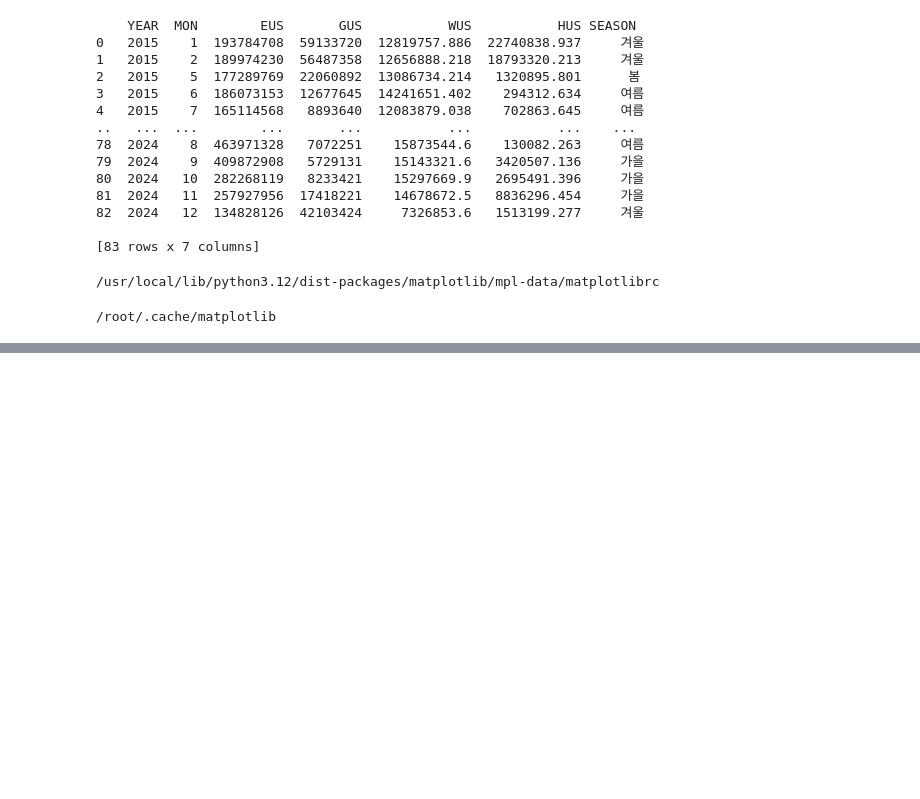
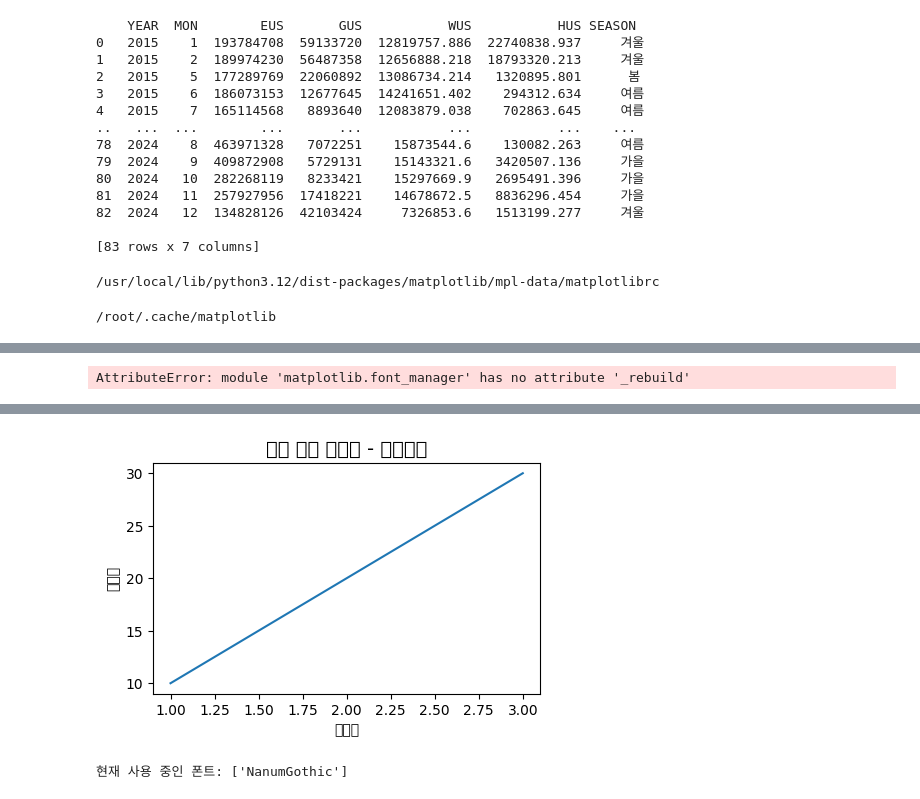
Before and after one commit to jwb0117/Data-Analysis-with-Open-Source, a Jupyter notebook: 오픈소스_데이터_분석_4강.ipynb, the cells around one changed output, grey strips where cells are left out. Saved outputs shown, nothing was run; the diff lists cells and outputs as text; code cells hidden in the pictures; blank space fills up the shorter version.

```diff
--- a/오픈소스_데이터_분석_4강.ipynb
+++ b/오픈소스_데이터_분석_4강.ipynb
@@ -247,0 +248,56 @@ print(font_list)
+# %%
+# 1️⃣ 나눔고딕 폰트 설치
+!apt-get -qq -y install fonts-nanum
+
+# 2️⃣ matplotlib 폰트 캐시 삭제
+import matplotlib.font_manager as fm
+import matplotlib.pyplot as plt
+import matplotlib as mpl
+import os
+
+# 캐시 삭제
+fm._rebuild()
+
+# 3️⃣ 나눔고딕으로 기본 설정
+mpl.rc('font', family='NanumGothic')
+
+# 4️⃣ 마이너스 깨짐 방지
+mpl.rcParams['axes.unicode_minus'] = False
+
+# 5️⃣ 테스트
+plt.plot([0, 1, 2], [10, 20, 30])
+plt.title('한글 폰트 테스트: 나눔고딕', fontsize=14)
+plt.show()
+# %% [output]
+AttributeError: module 'matplotlib.font_manager' has no attribute '_rebuild'
+# %%
+# 1️⃣ 나눔고딕 폰트 설치
+!apt-get -qq -y install fonts-nanum
+
+# 2️⃣ 런타임에 새 폰트를 인식하게 matplotlib 캐시 삭제
+import matplotlib.font_manager as fm
+import matplotlib.pyplot as plt
+import matplotlib as mpl
+import os
+import shutil
+
+# 폰트 캐시 디렉터리 삭제 (버전에 따라 경로가 다름)
+cache_dir = os.path.expanduser('~/.cache/matplotlib')
+if os.path.exists(cache_dir):
+    shutil.rmtree(cache_dir)
+
+# 3️⃣ matplotlib 기본 폰트를 나눔고딕으로 지정
+mpl.rc('font', family='NanumGothic')
+mpl.rcParams['axes.unicode_minus'] = False
+
+# 4️⃣ 테스트
+plt.figure(figsize=(5,3))
+plt.plot([1, 2, 3], [10, 20, 30])
+plt.title('한글 폰트 테스트 - 나눔고딕', fontsize=14)
+plt.xlabel('가로축')
+plt.ylabel('세로축')
+plt.show()
+
+# 5️⃣ 확인 (적용된 폰트 확인)
+print("현재 사용 중인 폰트:", mpl.rcParams['font.family'])
+# %% [output]
@@ -247,0 +321,2 @@ print(font_list)
+[figure, added]
+현재 사용 중인 폰트: ['NanumGothic']
```
Also changed, not shown: parts of 9 cells of this notebook.
